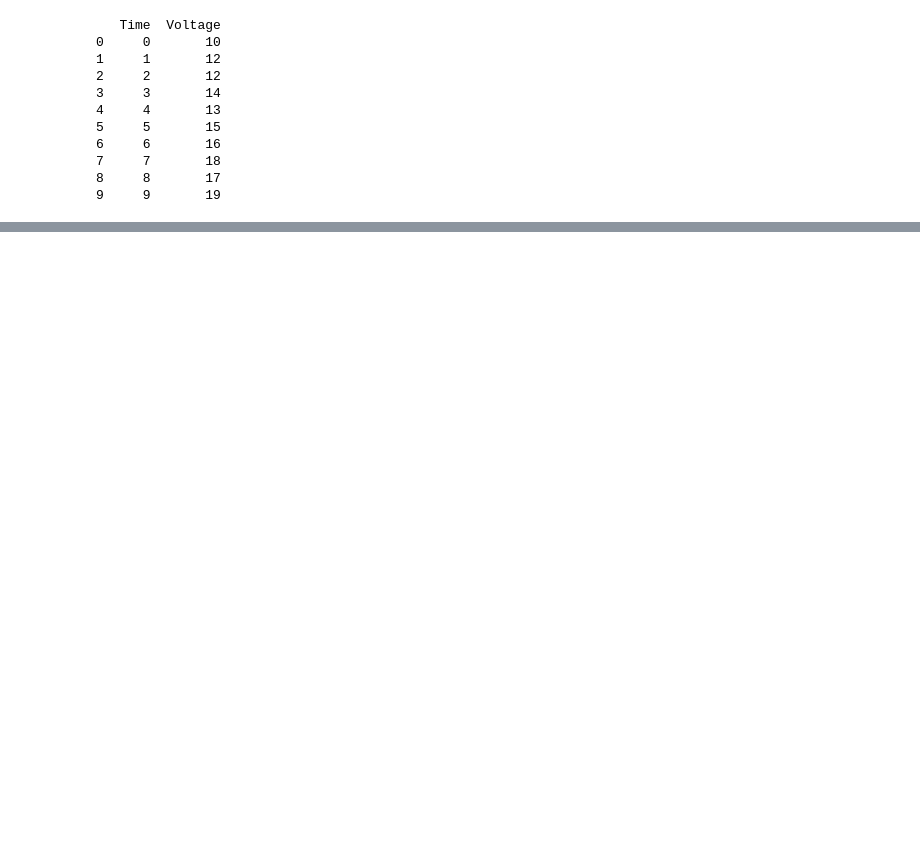
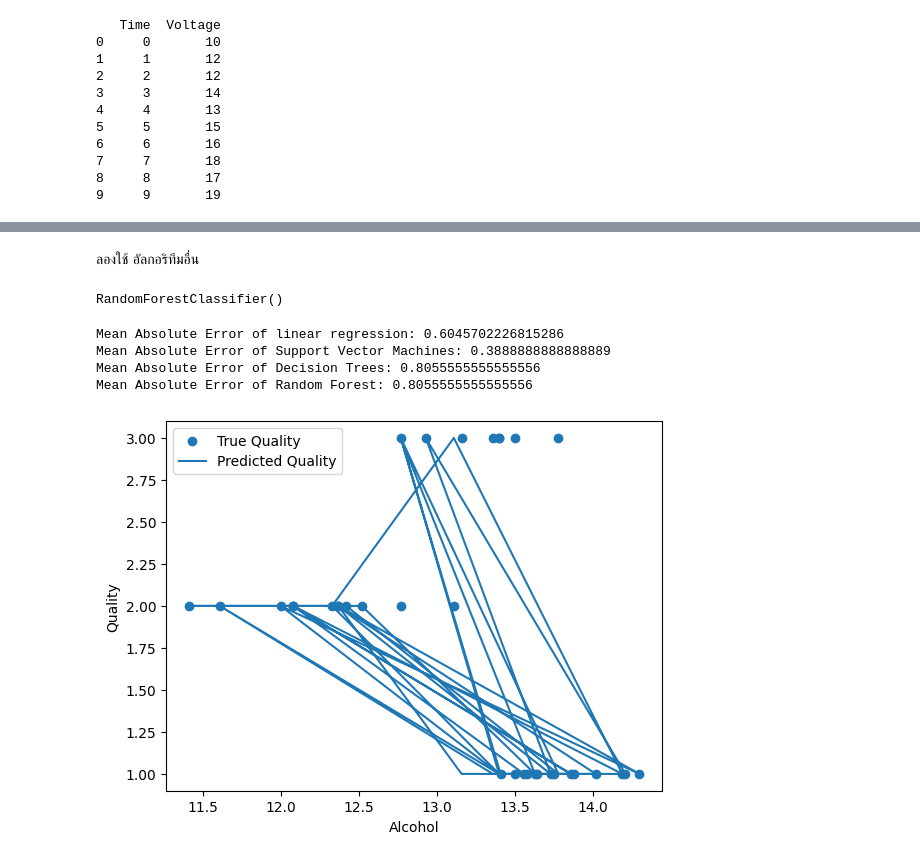
Before and after one commit to thammarat-ai/codeExampleAI, a Jupyter notebook: linear_regression1.ipynb, the cells around one changed output, grey strips where cells are left out. Cells and saved outputs as stored; diff of their text form; code cells hidden in the pictures; blank space fills up the shorter version.

```diff
--- a/linear_regression1.ipynb
+++ b/linear_regression1.ipynb
@@ -27,0 +208,2 @@ slop
+# %% [markdown]
+ลองใช้ อัลกอริทึมอื่น
@@ -27,0 +215,44 @@ slop
+# %%
+# 4. สร้างโมเดล Linear Regression
+model2 = SVC()
+model3 = DecisionTreeClassifier()
+model4 = RandomForestClassifier()
+# %%
+# 5. ฝึกโมเดล
+model2.fit(X_train, y_train)
+model3.fit(X_train, y_train)
+model4.fit(X_train, y_train)
+# %% [output]
+RandomForestClassifier()
+# %%
+# 6. ทำนายผลลัพธ์บนชุดทดสอบ
+y_pred2 = model2.predict(X_test)
+y_pred3 = model3.predict(X_test)
+y_pred4 = model4.predict(X_test)
+# %%
+# 7. ประเมินประสิทธิภาพโมเดล
+
+mae = mean_absolute_error(y_test, y_pred)
+mae2 = mean_absolute_error(y_test, y_pred2)
+mae3 = mean_absolute_error(y_test, y_pred3)
+mae4 = mean_absolute_error(y_test, y_pred4)
+print("Mean Absolute Error of linear regression:", mae)
+print("Mean Absolute Error of Support Vector Machines:", mae2)
+print("Mean Absolute Error of Decision Trees:", mae3)
+print("Mean Absolute Error of Random Forest:", mae4)
+# %% [output]
+Mean Absolute Error of linear regression: 0.6045702226815286
+Mean Absolute Error of Support Vector Machines: 0.3888888888888889
+Mean Absolute Error of Decision Trees: 0.8055555555555556
+Mean Absolute Error of Random Forest: 0.8055555555555556
+# %%
+# 8. แสดงความสัมพันธ์ระหว่างปริมาณแอลกอฮอล์และคุณภาพไวน์
+import matplotlib.pyplot as plt
+plt.scatter(X_test, y_test, label='True Quality')
+plt.plot(X_test, y_pred2, label='Predicted Quality')
+plt.xlabel('Alcohol')
+plt.ylabel('Quality')
+plt.legend()
+plt.show()
+# %% [output]
+[figure, added]
```
Also changed, not shown: parts of 54 cells of this notebook.
